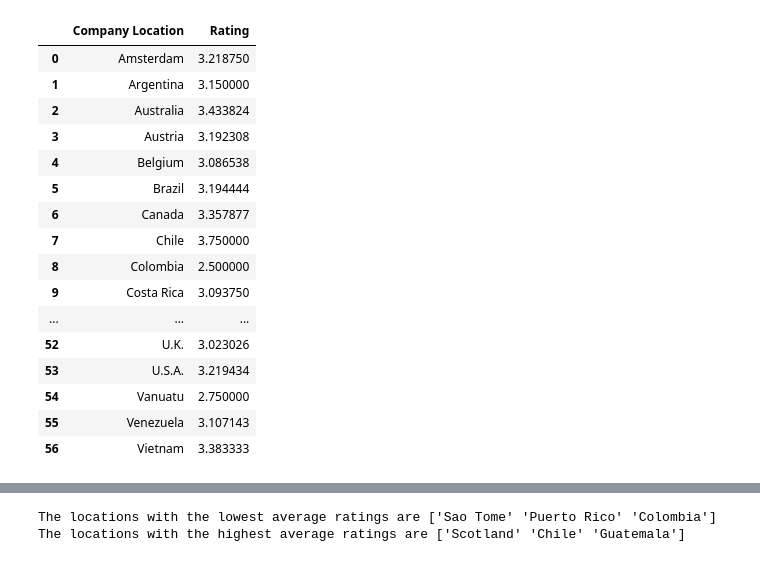
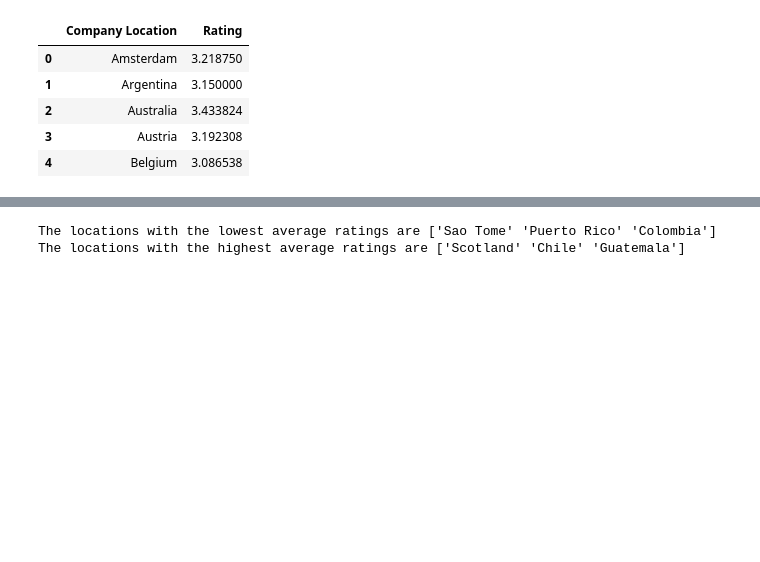
Before and after one commit to UCB-stat-159-s22/hw07-Group22, a Jupyter notebook: Figure.ipynb, the cells around one changed output, grey strips where cells are left out. Saved outputs shown, nothing was run; the diff lists cells and outputs as text; code cells hidden in the pictures; blank space fills up the shorter version.

```diff
--- a/Figure.ipynb
+++ b/Figure.ipynb
@@ -46,21 +42,10 @@ company_rating
 # %%
 rating_grouped = company_rating.groupby('Company Location').mean().reset_index()
-rating_grouped
+rating_grouped.head(5)
 # %% [output]
 |  | Company Location | Rating |
 | 0 | Amsterdam | 3.218750 |
 | 1 | Argentina | 3.150000 |
 | 2 | Australia | 3.433824 |
 | 3 | Austria | 3.192308 |
 | 4 | Belgium | 3.086538 |
-| 5 | Brazil | 3.194444 |
-| 6 | Canada | 3.357877 |
-| 7 | Chile | 3.750000 |
-| 8 | Colombia | 2.500000 |
-| 9 | Costa Rica | 3.093750 |
-| ... | ... | ... |
-| 52 | U.K. | 3.023026 |
-| 53 | U.S.A. | 3.219434 |
-| 54 | Vanuatu | 2.750000 |
-| 55 | Venezuela | 3.107143 |
-| 56 | Vietnam | 3.383333 |
```
Also changed, not shown: parts of 26 cells of this notebook.
